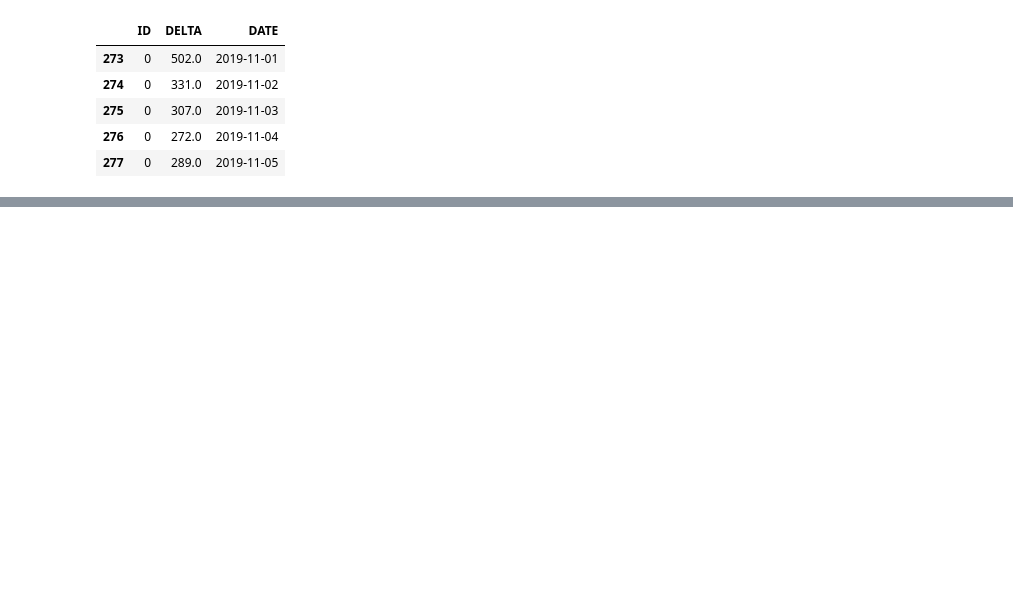
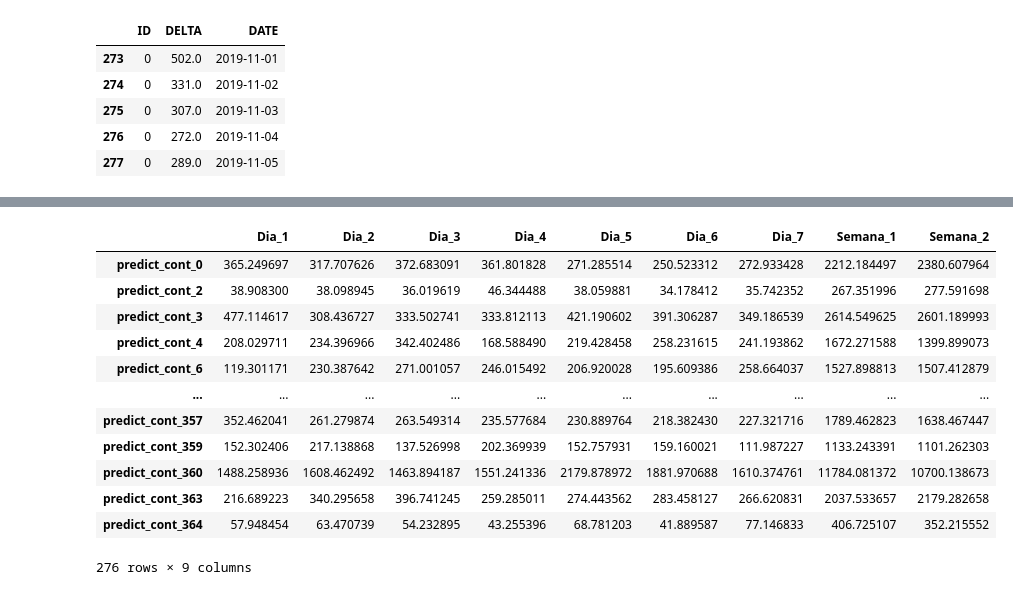
Before and after one commit to sgavela/water_footprint, a Jupyter notebook: exploration/bulk_arima.ipynb, the cells around one changed output, grey strips where cells are left out. Saved outputs shown, nothing was run; the diff lists cells and outputs as text; code cells hidden in the pictures; blank space fills up the shorter version.

```diff
--- a/exploration/bulk_arima.ipynb
+++ b/exploration/bulk_arima.ipynb
@@ -383,0 +170,22 @@ array([  0,   1,   2,   3,   4,   5,   6,   7,   8,   9,  10,  11,  12,
+# %%
+results_df = preds_enero.T
+results_df.columns = [['Dia_1','Dia_2','Dia_3','Dia_4','Dia_5','Dia_6','Dia_7',
+                       'Dia_8','Dia_9','Dia_10','Dia_11','Dia_12','Dia_13','Dia_14']]
+results_df['Semana_1'] = results_df[['Dia_1','Dia_2','Dia_3','Dia_4','Dia_5','Dia_6','Dia_7']].sum(axis=1)
+results_df['Semana_2'] = results_df[['Dia_8','Dia_9','Dia_10','Dia_11','Dia_12','Dia_13','Dia_14']].sum(axis=1)
+results_df.drop(['Dia_8','Dia_9','Dia_10','Dia_11','Dia_12','Dia_13','Dia_14'], axis=1, inplace=True)
+results_df
+# %% [output]
+|  | Dia_1 | Dia_2 | Dia_3 | Dia_4 | Dia_5 | Dia_6 | Dia_7 | Semana_1 | Semana_2 |
+| predict_cont_0 | 365.249697 | 317.707626 | 372.683091 | 361.801828 | 271.285514 | 250.523312 | 272.933428 | 2212.184497 | 2380.607964 |
+| predict_cont_2 | 38.908300 | 38.098945 | 36.019619 | 46.344488 | 38.059881 | 34.178412 | 35.742352 | 267.351996 | 277.591698 |
+| predict_cont_3 | 477.114617 | 308.436727 | 333.502741 | 333.812113 | 421.190602 | 391.306287 | 349.186539 | 2614.549625 | 2601.189993 |
+| predict_cont_4 | 208.029711 | 234.396966 | 342.402486 | 168.588490 | 219.428458 | 258.231615 | 241.193862 | 1672.271588 | 1399.899073 |
+| predict_cont_6 | 119.301171 | 230.387642 | 271.001057 | 246.015492 | 206.920028 | 195.609386 | 258.664037 | 1527.898813 | 1507.412879 |
+| ... | ... | ... | ... | ... | ... | ... | ... | ... | ... |
+| predict_cont_357 | 352.462041 | 261.279874 | 263.549314 | 235.577684 | 230.889764 | 218.382430 | 227.321716 | 1789.462823 | 1638.467447 |
+| predict_cont_359 | 152.302406 | 217.138868 | 137.526998 | 202.369939 | 152.757931 | 159.160021 | 111.987227 | 1133.243391 | 1101.262303 |
+| predict_cont_360 | 1488.258936 | 1608.462492 | 1463.894187 | 1551.241336 | 2179.878972 | 1881.970688 | 1610.374761 | 11784.081372 | 10700.138673 |
+| predict_cont_363 | 216.689223 | 340.295658 | 396.741245 | 259.285011 | 274.443562 | 283.458127 | 266.620831 | 2037.533657 | 2179.282658 |
+| predict_cont_364 | 57.948454 | 63.470739 | 54.232895 | 43.255396 | 68.781203 | 41.889587 | 77.146833 | 406.725107 | 352.215552 |
+276 rows × 9 columns
```
Also changed, not shown: parts of 19 cells of this notebook, 5 other files.
